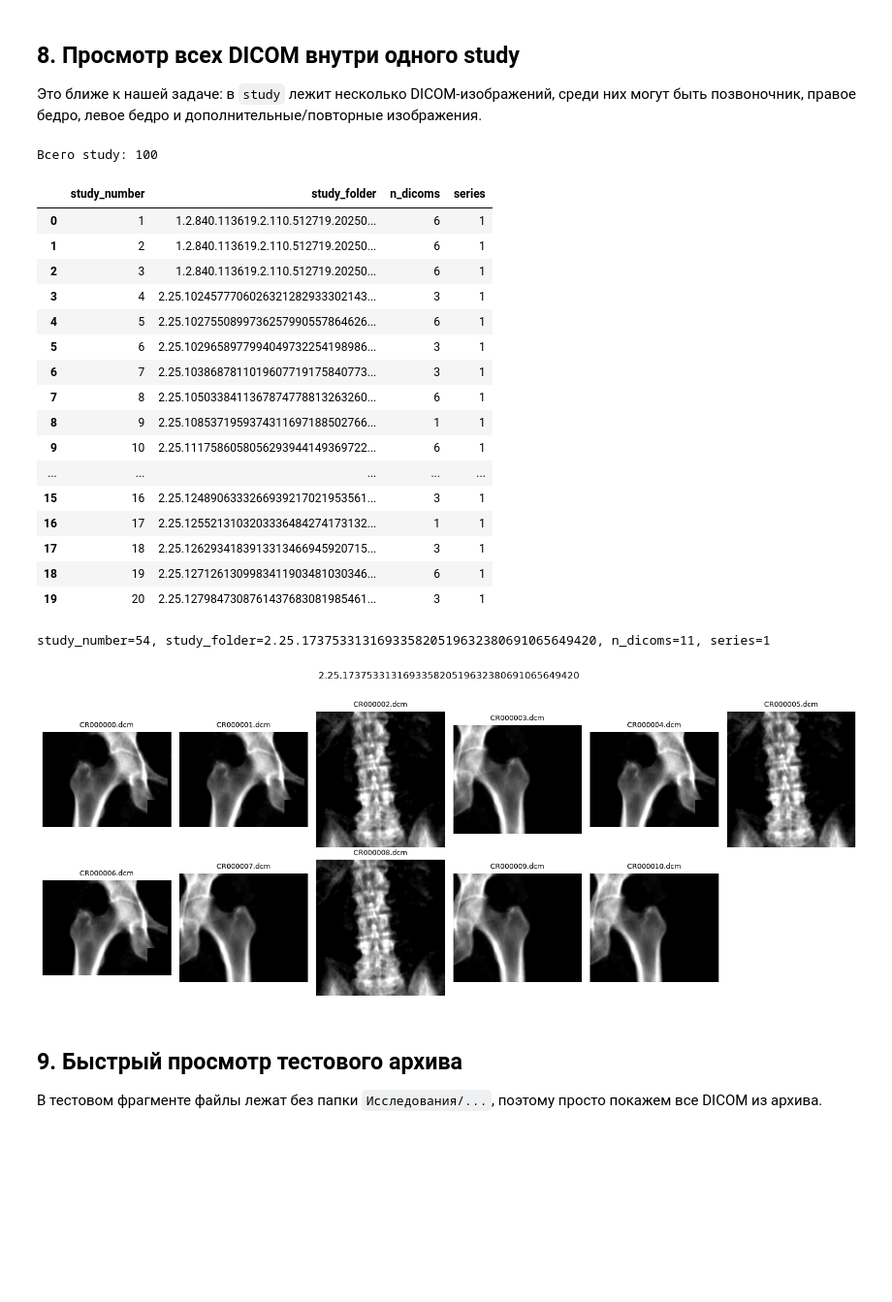
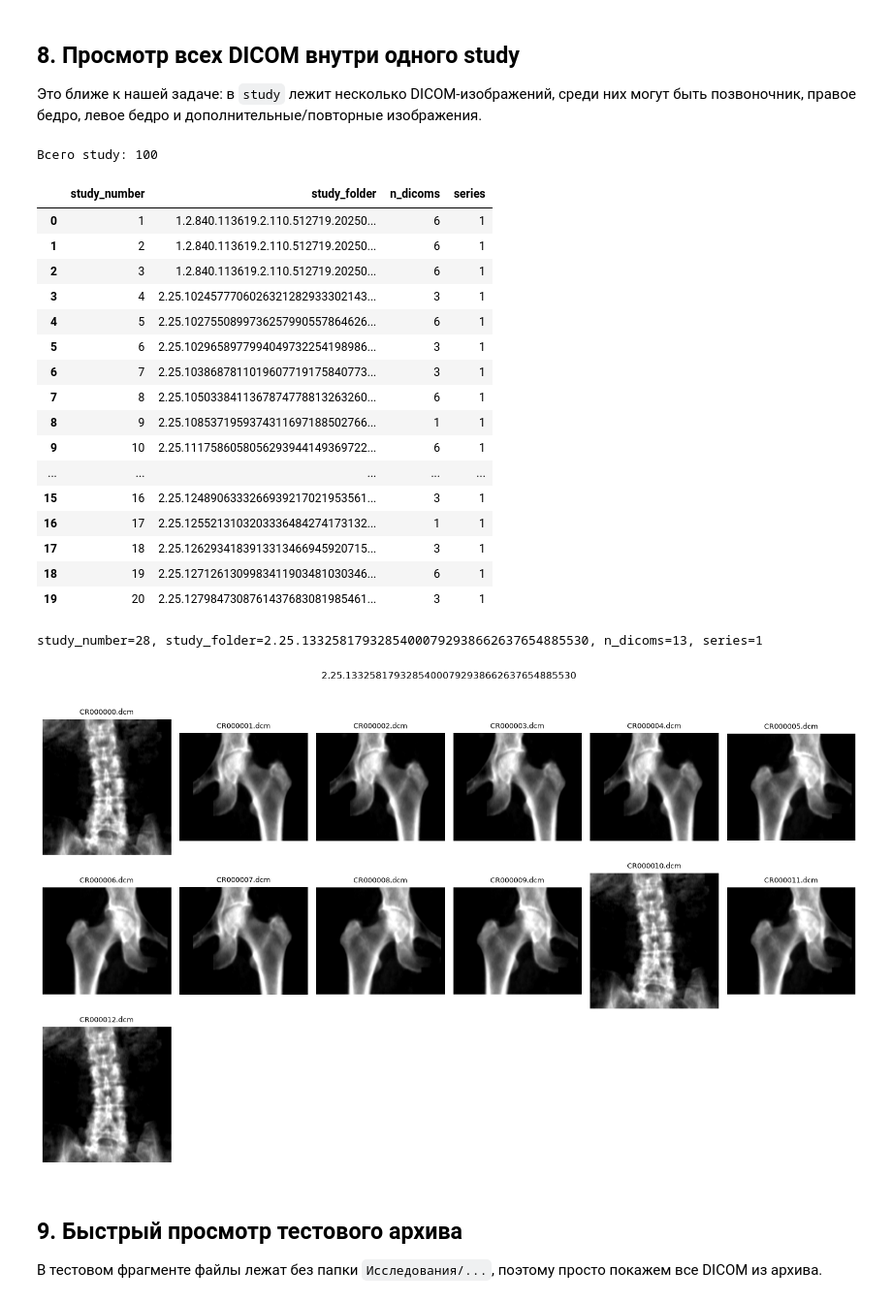
Before and after one commit to KozuyutovAndrey/densitometry, a Jupyter notebook: notebooks/test.ipynb, the cells around one changed output. Shown at 97% size. Saved outputs shown, nothing was run; the diff lists cells and outputs as text; code cells hidden in the pictures; blank space fills up the shorter version.

```diff
--- a/notebooks/test.ipynb
+++ b/notebooks/test.ipynb
@@ -648,36 +648,36 @@ def show_study_by_selector(study_selector: int | str, max_images: int = 18, cols
         f"series={row['series']}"
     )
     show_study(TRAIN_ZIP, study_folder, max_images=max_images, cols=cols)
 
 
 # Можно вводить порядковый номер:
 # study_selector = 1
 # show_study_by_selector(study_selector)
 
 # Или UID исследования из разметки/папки:
-study_selector = "2.25.173753313169335820519632380691065649420"
+study_selector = "2.25.13325817932854000792938662637654885530"
 show_study_by_selector(study_selector)
 # %% [output]
 Всего study: 100
 |  | study_number | study_folder | n_dicoms | series |
 | 0 | 1 | 1.2.840.113619.2.110.512719.20250... | 6 | 1 |
 | 1 | 2 | 1.2.840.113619.2.110.512719.20250... | 6 | 1 |
 | 2 | 3 | 1.2.840.113619.2.110.512719.20250... | 6 | 1 |
 | 3 | 4 | 2.25.1024577706026321282933302143... | 3 | 1 |
 | 4 | 5 | 2.25.1027550899736257990557864626... | 6 | 1 |
 | 5 | 6 | 2.25.1029658977994049732254198986... | 3 | 1 |
 | 6 | 7 | 2.25.1038687811019607719175840773... | 3 | 1 |
 | 7 | 8 | 2.25.1050338411367874778813263260... | 6 | 1 |
 | 8 | 9 | 2.25.1085371959374311697188502766... | 1 | 1 |
 | 9 | 10 | 2.25.1117586058056293944149369722... | 6 | 1 |
 | ... | ... | ... | ... | ... |
 | 15 | 16 | 2.25.1248906333266939217021953561... | 3 | 1 |
 | 16 | 17 | 2.25.1255213103203336484274173132... | 1 | 1 |
 | 17 | 18 | 2.25.1262934183913313466945920715... | 3 | 1 |
 | 18 | 19 | 2.25.1271261309983411903481030346... | 6 | 1 |
 | 19 | 20 | 2.25.1279847308761437683081985461... | 3 | 1 |
-study_number=54, study_folder=2.25.173753313169335820519632380691065649420, n_dicoms=11, series=1
+study_number=28, study_folder=2.25.13325817932854000792938662637654885530, n_dicoms=13, series=1
-[figure, old version]
+[figure, new version]
 # %% [markdown]
 ## 9. Быстрый просмотр тестового архива
 
```
